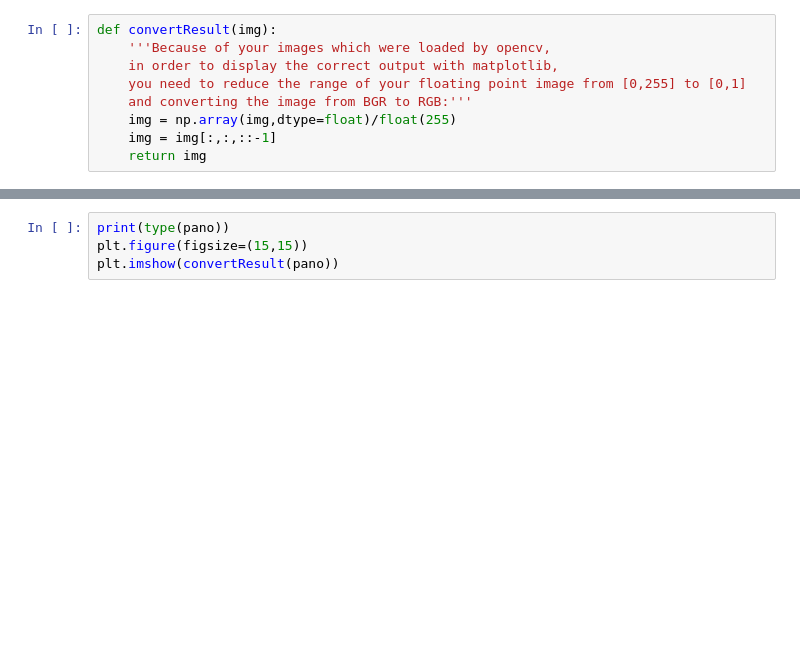
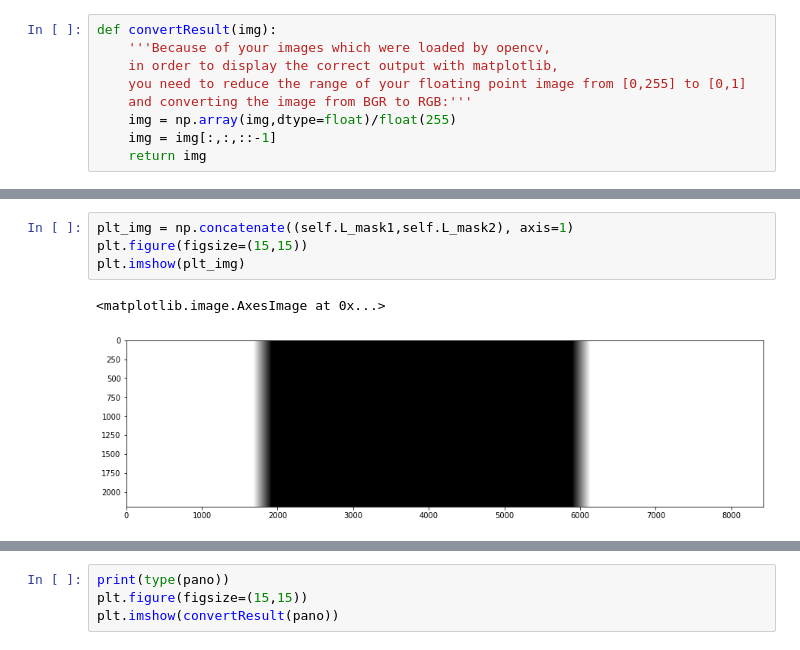
Before and after one commit to qiualu/openCVdemo, a Jupyter notebook: opencvStitcher/Panorama-master/Untitled1.ipynb, the cells around one changed output, grey strips where cells are left out. Saved outputs shown, nothing was run; the diff lists cells and outputs as text; blank space fills up the shorter version.

```diff
--- a/opencvStitcher/Panorama-master/Untitled1.ipynb
+++ b/opencvStitcher/Panorama-master/Untitled1.ipynb
@@ -41,0 +85,7 @@ pano, non_blend, left_side, right_side = stitch.warpTwoImages(frame2, frame1, Tr
+# %%
+plt_img = np.concatenate((self.L_mask1,self.L_mask2), axis=1)
+plt.figure(figsize=(15,15))
+plt.imshow(plt_img)
+# %% [output]
+<matplotlib.image.AxesImage at 0x...>
+[figure, added]
```
Also changed, not shown: parts of 30 cells of this notebook, 17 other files.
